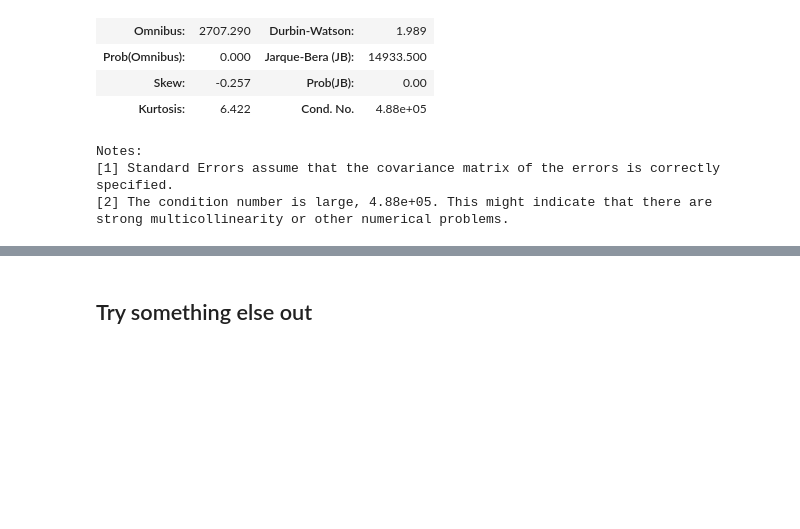
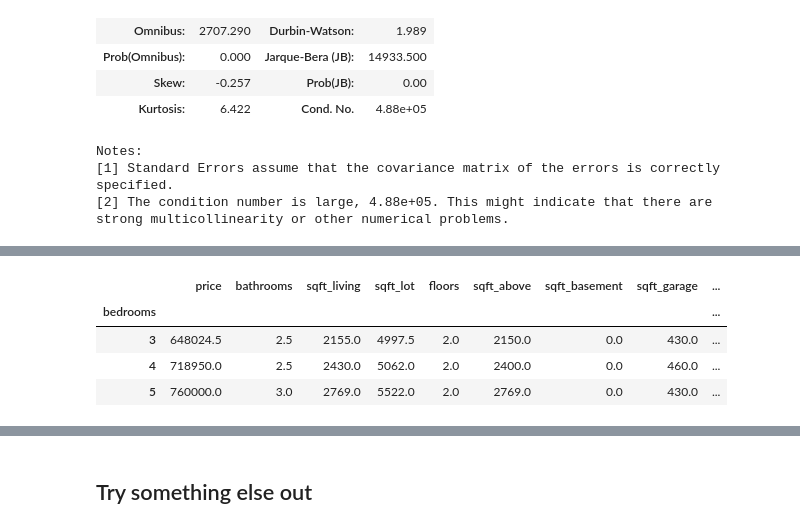
Before and after one commit to mduncan23/King-County-Real-Estate-Analysis, a Jupyter notebook: Jasmine Project Workbook-Copy1.ipynb, the cells around one changed output, grey strips where cells are left out. Cells and saved outputs as stored; diff of their text form; code cells hidden in the pictures; blank space fills up the shorter version.

```diff
--- a/Jasmine Project Workbook-Copy1.ipynb
+++ b/Jasmine Project Workbook-Copy1.ipynb
@@ -631,0 +706,9 @@ strong multicollinearity or other numerical problems.
+# %%
+# group by bedroom and calvulate median
+df_98042.groupby(df_98042['bedrooms']).median().copy()
+# %% [output]
+|  | price | bathrooms | sqft_living | sqft_lot | floors | sqft_above | sqft_basement | sqft_garage | ... |
+| bedrooms |  |  |  |  |  |  |  |  | ... |
+| 3 | 648024.5 | 2.5 | 2155.0 | 4997.5 | 2.0 | 2150.0 | 0.0 | 430.0 | ... |
+| 4 | 718950.0 | 2.5 | 2430.0 | 5062.0 | 2.0 | 2400.0 | 0.0 | 460.0 | ... |
+| 5 | 760000.0 | 3.0 | 2769.0 | 5522.0 | 2.0 | 2769.0 | 0.0 | 430.0 | ... |
```
Also changed, not shown: parts of 7 cells of this notebook.
